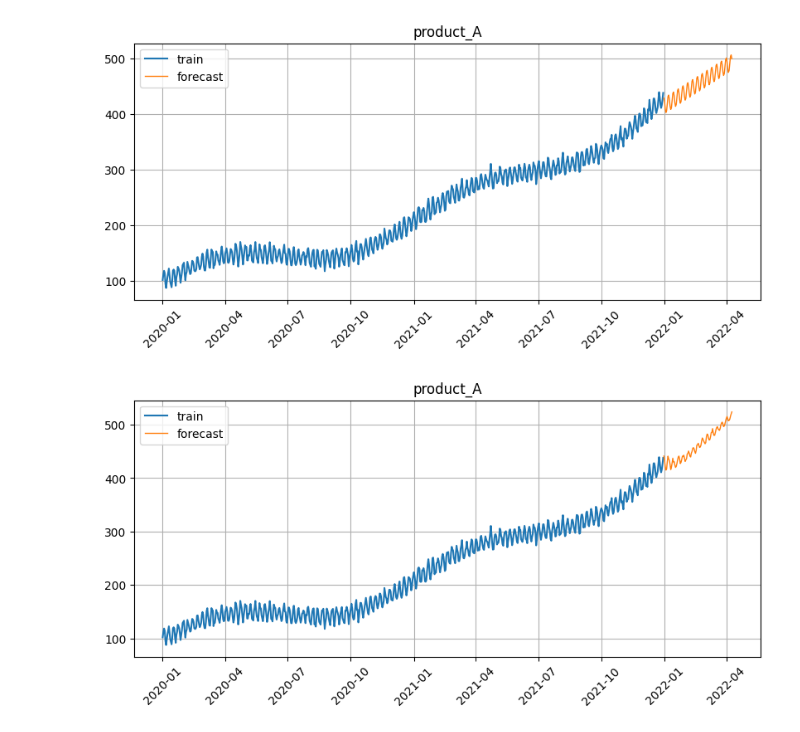
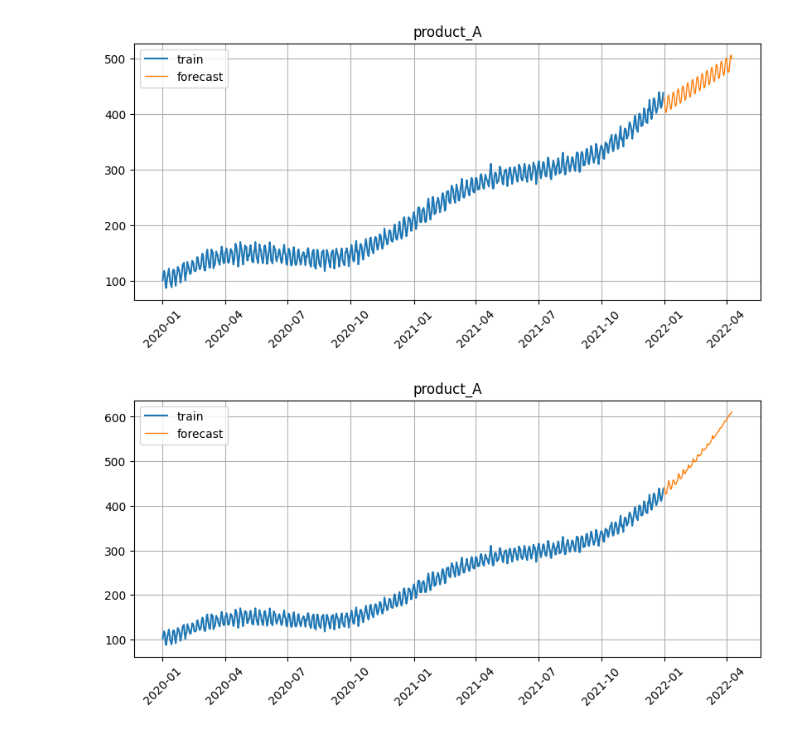
Before and after one commit to MinyaevAndrey/etna, a Jupyter notebook: examples/quickstart.ipynb, the cells around one changed output. Drawn from its saved outputs; the diff is of its cells as text; code cells hidden in the pictures.

```diff
--- a/examples/quickstart.ipynb
+++ b/examples/quickstart.ipynb
@@ -94,50 +94,53 @@ from etna.transforms import (
     FourierTransform,
     LagTransform,
     MeanTransform,
-    DateFlagsTransform
+    DateFlagsTransform,
+    LinearTrendTransform
 )
 from etna.models import CatBoostMultiSegmentModel
 from etna.pipeline import Pipeline
 from etna.metrics import MAE
 
 # Шаг 1. Применяем трансформации
 transforms = [
     LogTransform(in_column="target"),  # стабилизация дисперсии + линеаризация тренда
-    TheilSenTrendTransform(in_column="target"),  # выделяем линейный тренд (можно оставить)
-    FourierTransform(in_column="target", period=365.25, order=30),  # годовая сезонность
-    FourierTransform(in_column="target", period=7, order=3),        # недельная сезонность
-    LagTransform(in_column="target", lags=[1, 7, 14, 28, 365]),  # важные лаги
-    MeanTransform(in_column="target", window=7),                 # скользящее среднее за неделю
-    MeanTransform(in_column="target", window=30),                # за месяц
-    DateFlagsTransform(),                                        # день недели, месяц и т.д.
+    TheilSenTrendTransform(in_column="target", random_state=42),  # выделяем линейный тренд (можно оставить)
+    # LinearTrendTransform(in_column="target"),
+    # FourierTransform(in_column="target", period=365.25, order=30),  # годовая сезонность
+    # FourierTransform(in_column="target", period=7, order=3),        # недельная сезонность
+    LagTransform(in_column="target", lags=[1, 7, 14, 28, 56, 365]),  # важные лаги
+    # MeanTransform(in_column="target", window=7),                 # скользящее среднее за неделю
+    # MeanTransform(in_column="target", window=30),                # за месяц
+    # DateFlagsTransform(
+    #     # day_number_in_week=True,
+    #     # day_number_in_month =True,
+    #     # day_number_in_year =True,
+    #     # week_number_in_month =True,
+    #     # week_number_in_year =True,
+    #     # month_number_in_year =True,
+    #     # is_weekend=True,
+    # ),                                        # день недели, месяц и т.д.
 ]
 
 # Шаг 2. Создаем pipeline
 model = CatBoostMultiSegmentModel(
     iterations=500,
     random_state=42,
-    thread_count=-1,
-    # verbose=100
+    thread_count=-1
 )
 
 pipeline = Pipeline(
     model=model,
     transforms=transforms,
-    horizon=HORIZON  # прогноз на 100 дней вперед
+    horizon=HORIZON,   # прогноз на 100 дней вперед
 )
-
-# Шаг 3. Обучение
 pipeline.fit(ts)
-
-# Шаг 4. Прогноз
 forecast_ts = pipeline.forecast()
-
-# Шаг 5. Визуализация
 plot_forecast(
     forecast_ts=forecast_ts,
     train_ts=ts,
     # n_train_samples=365,
     figsize=(8,4)
 )
 # %% [output]
-[figure, old version]
+[figure, new version]
```
Also changed, not shown: parts of 1 cell of this notebook.
